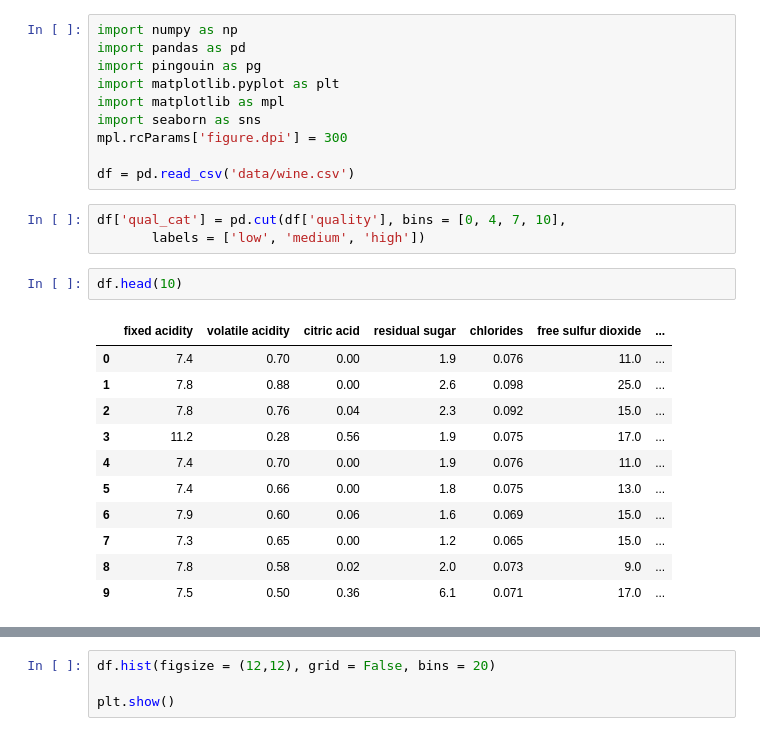
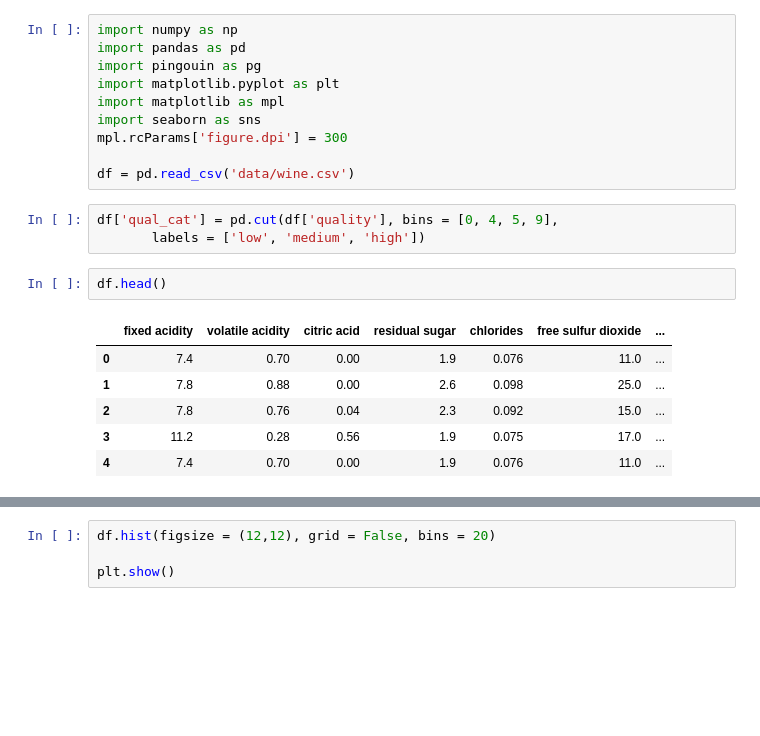
Before and after one commit to derevirn/hypothesis-test, a Jupyter notebook: hypothesis.ipynb, the cells around one changed output, grey strips where cells are left out. Saved outputs shown, nothing was run; the diff lists cells and outputs as text; blank space fills up the shorter version.

```diff
--- a/hypothesis.ipynb
+++ b/hypothesis.ipynb
@@ -9,19 +9,14 @@ mpl.rcParams['figure.dpi'] = 300
 
 df = pd.read_csv('data/wine.csv')
 # %%
-df['qual_cat'] = pd.cut(df['quality'], bins = [0, 4, 7, 10],
+df['qual_cat'] = pd.cut(df['quality'], bins = [0, 4, 5, 9],
        labels = ['low', 'medium', 'high'])
 # %%
-df.head(10)
+df.head()
 # %% [output]
 |  | fixed acidity | volatile acidity | citric acid | residual sugar | chlorides | free sulfur dioxide | ... |
 | 0 | 7.4 | 0.70 | 0.00 | 1.9 | 0.076 | 11.0 | ... |
 | 1 | 7.8 | 0.88 | 0.00 | 2.6 | 0.098 | 25.0 | ... |
 | 2 | 7.8 | 0.76 | 0.04 | 2.3 | 0.092 | 15.0 | ... |
 | 3 | 11.2 | 0.28 | 0.56 | 1.9 | 0.075 | 17.0 | ... |
 | 4 | 7.4 | 0.70 | 0.00 | 1.9 | 0.076 | 11.0 | ... |
-| 5 | 7.4 | 0.66 | 0.00 | 1.8 | 0.075 | 13.0 | ... |
-| 6 | 7.9 | 0.60 | 0.06 | 1.6 | 0.069 | 15.0 | ... |
-| 7 | 7.3 | 0.65 | 0.00 | 1.2 | 0.065 | 15.0 | ... |
-| 8 | 7.8 | 0.58 | 0.02 | 2.0 | 0.073 | 9.0 | ... |
-| 9 | 7.5 | 0.50 | 0.36 | 6.1 | 0.071 | 17.0 | ... |
```
Also changed, not shown: parts of 6 cells of this notebook, 1 other file.
